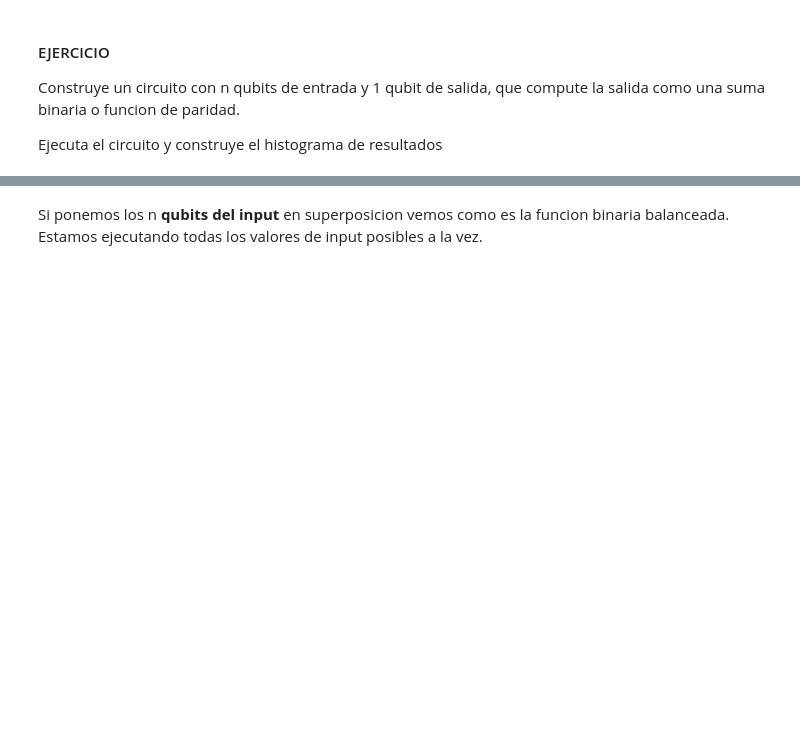
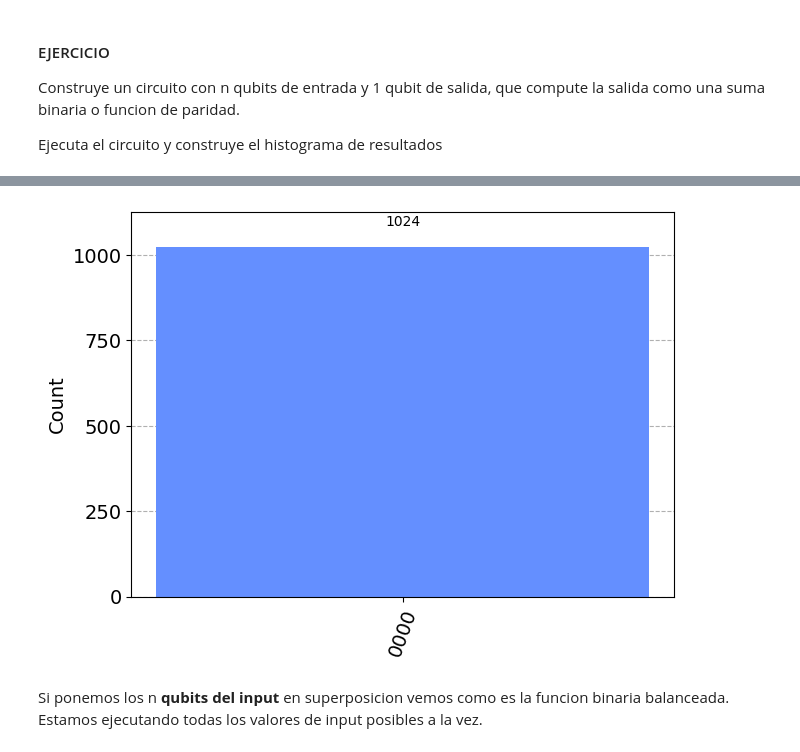
Before and after one commit to jore731/qiskit, a Jupyter notebook: 06_Deutsch_Jozsa.ipynb, the cells around one changed output, grey strips where cells are left out. Cells and saved outputs as stored; diff of their text form; code cells hidden in the pictures; blank space fills up the shorter version.

```diff
--- a/06_Deutsch_Jozsa.ipynb
+++ b/06_Deutsch_Jozsa.ipynb
@@ -60,3 +74,7 @@ n=3 #por ejemplo
+# %%
+plot_histogram(result.get_counts())
+# %% [output]
+[figure, added]
 # %% [markdown]
 Si ponemos los n __qubits del input__ en superposicion vemos como es la funcion binaria balanceada. Estamos ejecutando todas los valores de input posibles a la vez.
 # %% [markdown]
```
Also changed, not shown: parts of 21 cells of this notebook, 3 other files.
